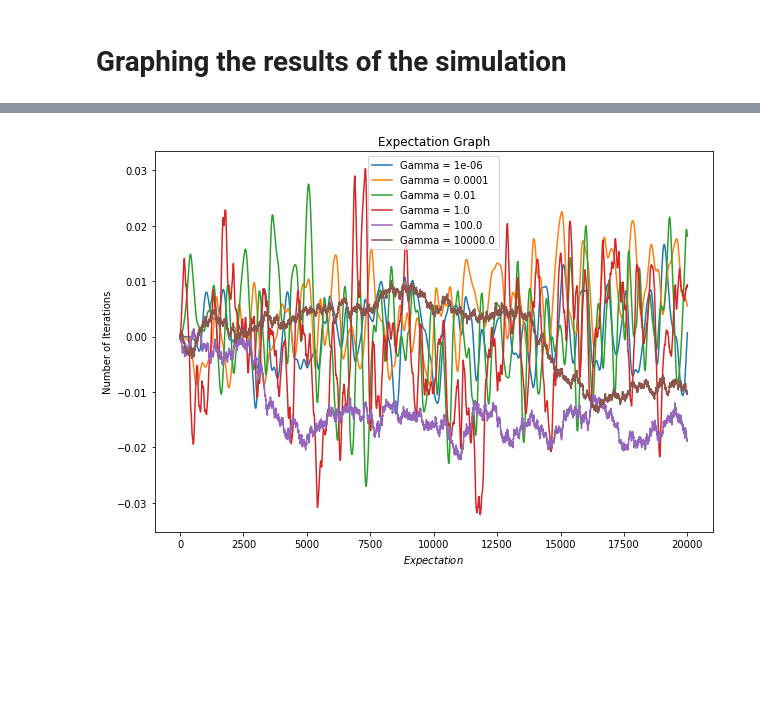
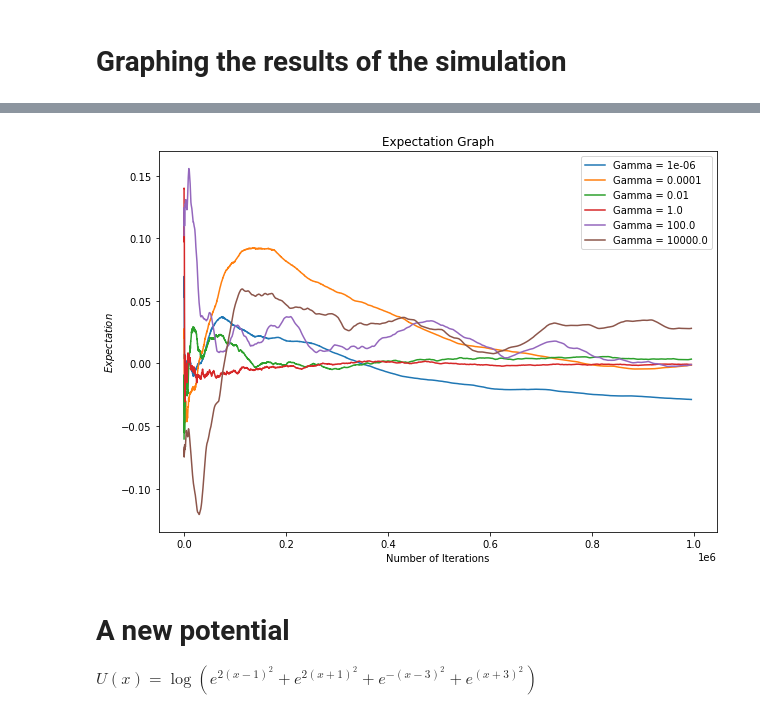
Before and after one commit to ktadgh/Langevin-Dynamics, a Jupyter notebook: OBABO.ipynb, the cells around one changed output, grey strips where cells are left out. Drawn from its saved outputs; the diff is of its cells as text; code cells hidden in the pictures; blank space fills up the shorter version.

Commit message:
Added the new expectation function

```diff
--- a/OBABO.ipynb
+++ b/OBABO.ipynb
@@ -120,6 +120,10 @@ class Scheme:
         plt.plot(midx,rho,'--',label='Truth')
         plt.legend()
 
+    def cum_mean(traj_mean, cut_out):
+        traj_2 = traj_mean[cut_out:]
+        return np.cumsum(traj_2)/ np.arange(1, len(traj_2)+1)
+
     def expectation_graph(self, function, n_steps, stepsize, sims,gammas, q_init = None, p_init = None):
         if q_init == None:
             q_init = np.zeros(sims)
@@ -133,10 +137,10 @@ class Scheme:
         for i in range(len(trajectories)):
             q_traj = trajectories[i]
             gamma = gammas[i]
-            expectation = np.mean(q_traj, axis = 1)
+            expectation = Scheme.cum_mean(np.mean(q_traj, axis = 1), 5000)
             plt.plot(expectation, label = f"Gamma = {gamma}")
-        plt.xlabel('$Expectation$')
-        plt.ylabel('Number of Iterations')
+        plt.ylabel('$Expectation$')
+        plt.xlabel('Number of Iterations')
 
 
         plt.title("Expectation Graph")
@@ -171,4 +172,7 @@ def potential(x):
 # %%
-OBABO.expectation_graph(potential,20000, 0.01, 10000, gammas)
+OBABO.expectation_graph(U,1000000, 0.01, 100, gammas)
 # %% [output]
-[figure, old version]
+[figure, new version]
+# %% [markdown]
+# A new potential
+$U(x) = \log{( e^{2(x-1)^2} + e^{2(x+1)^2} + e^{-(x-3)^2} + e^{(x+3)^2})}$
```
Also changed, not shown: parts of 9 cells of this notebook.
